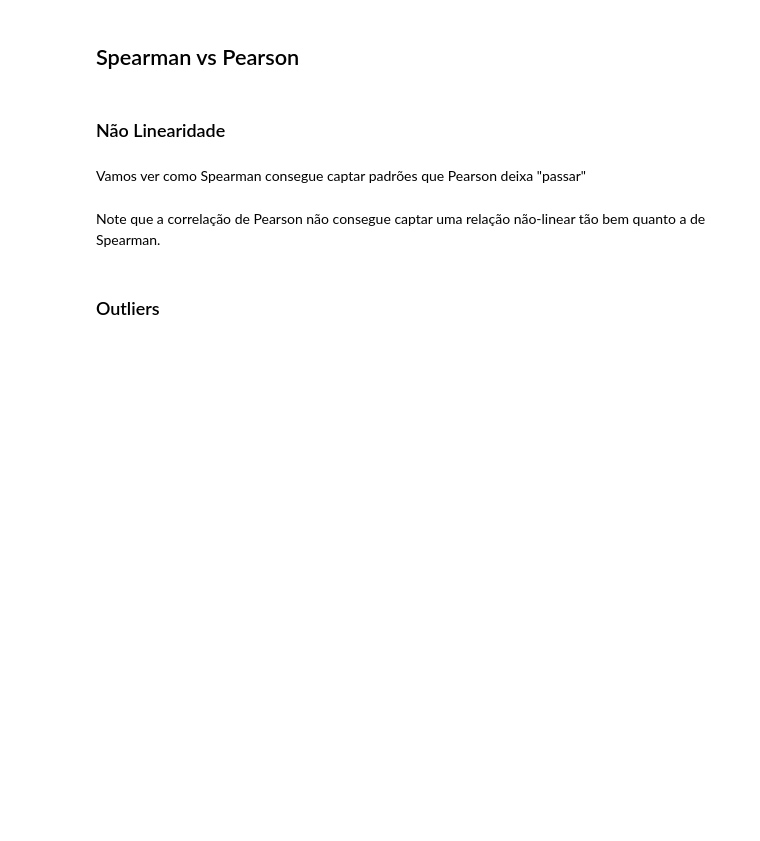
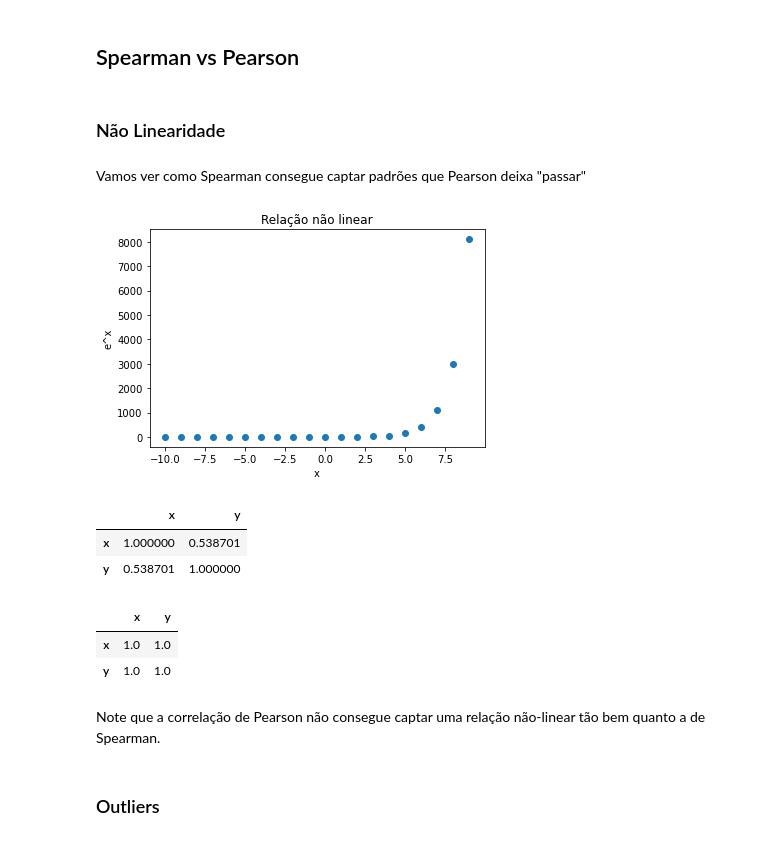
Before and after one commit to brondevitor/Python_Jorney, a Jupyter notebook: Statistics/Estatística Descritiva (Parte II).ipynb, the cells around one changed output. Drawn from its saved outputs; the diff is of its cells as text; code cells hidden in the pictures; blank space fills up the shorter version.

```diff
--- a/Statistics/Estatística Descritiva (Parte II).ipynb
+++ b/Statistics/Estatística Descritiva (Parte II).ipynb
@@ -70,3 +136,10 @@ Vamos validar nosso método, comparando-o com o resultado obtido pelo método ``
 ### Não Linearidade
 # %% [markdown]
 Vamos ver como Spearman consegue captar padrões que Pearson deixa "passar"
+# %%
+# variavel independente
+x = np.arange(-10,10)
+# %%
+# variável dependente
+# curva expoencial
+y = np.exp(x)
@@ -73,3 +148,26 @@ Vamos ver como Spearman consegue captar padrões que Pearson deixa "passar"
+# %%
+# Grafico de X e Y
+plt.scatter(x , y)
+plt.xlabel('x')
+plt.ylabel('e^x')
+plt.title('Relação não linear')
+plt.show()
+# %% [output]
+[figure, added]
+# %%
+#Correlação de Pearson
+df_correlations.corr()
+# %% [output]
+|  | x | y |
+| x | 1.000000 | 0.538701 |
+| y | 0.538701 | 1.000000 |
+# %%
+#Correlação de Spearman
+df_correlations.corr(method = 'spearman')
+# %% [output]
+|  | x | y |
+| x | 1.0 | 1.0 |
+| y | 1.0 | 1.0 |
 # %% [markdown]
 Note que a correlação de Pearson não consegue captar uma relação não-linear tão bem quanto a de Spearman.
 # %% [markdown]
```
Also changed, not shown: parts of 15 cells of this notebook.
